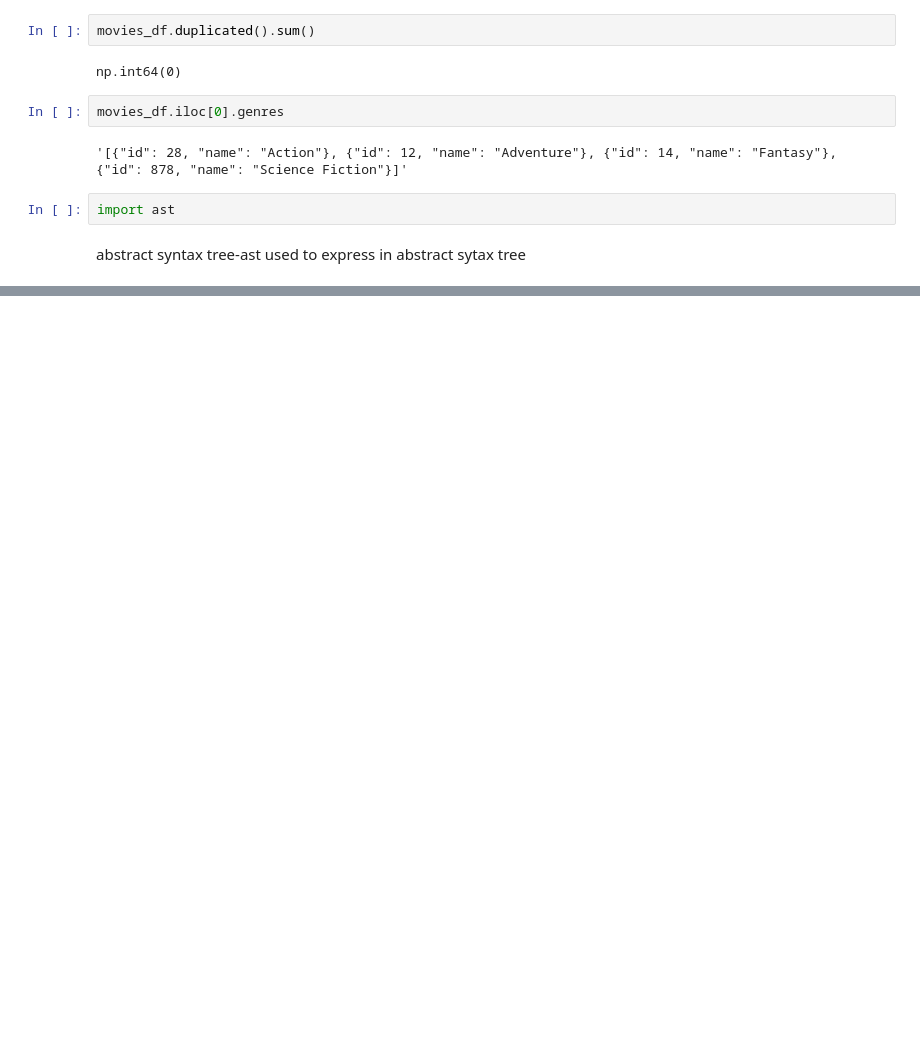
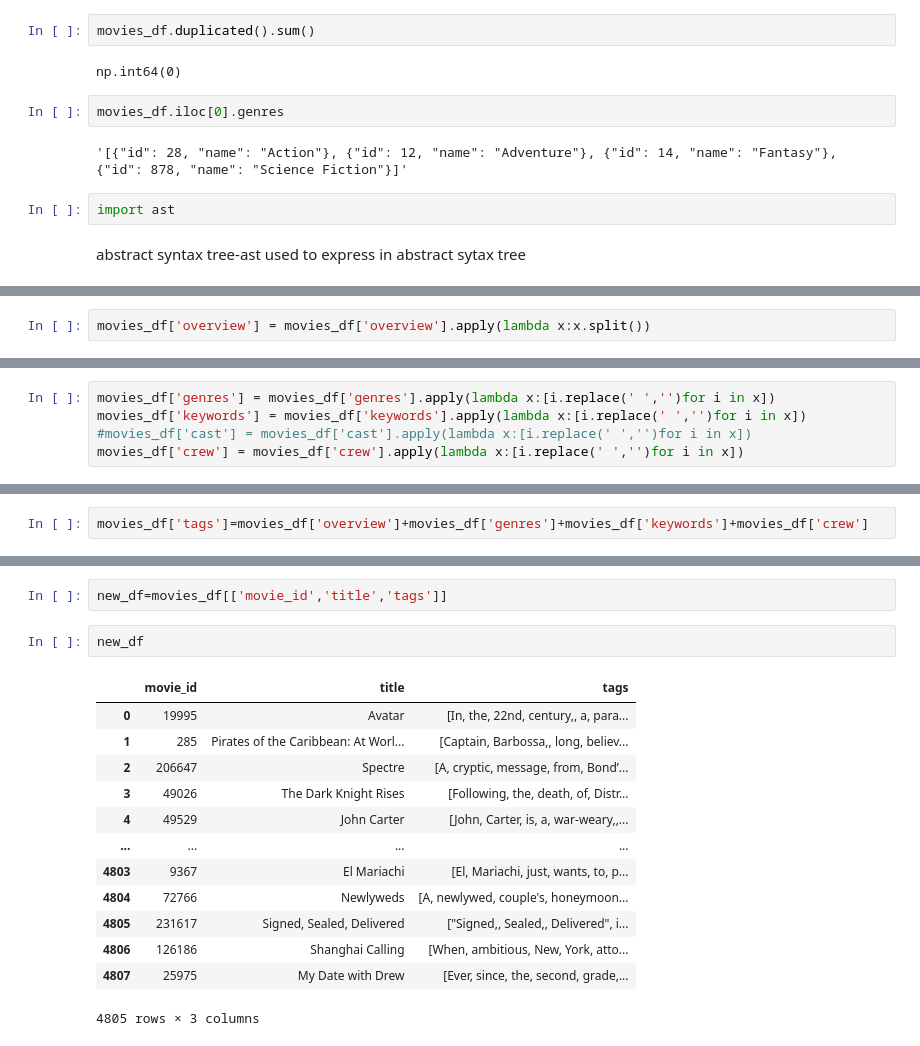
Before and after one commit to bhartiansh/python_projects, a Jupyter notebook: movie recomendation system/Movie.ipynb, the cells around one changed output, grey strips where cells are left out. Drawn from its saved outputs; the diff is of its cells as text; blank space fills up the shorter version.

```diff
--- a/movie recomendation system/Movie.ipynb
+++ b/movie recomendation system/Movie.ipynb
@@ -150,0 +172,2 @@ ValueError: malformed node or string: ['Action', 'Adventure', 'Fantasy', 'Scienc
+# %%
+movies_df['overview'] = movies_df['overview'].apply(lambda x:x.split())
@@ -150,0 +190,5 @@ ValueError: malformed node or string: ['Action', 'Adventure', 'Fantasy', 'Scienc
+# %%
+movies_df['genres'] = movies_df['genres'].apply(lambda x:[i.replace(' ','')for i in x])
+movies_df['keywords'] = movies_df['keywords'].apply(lambda x:[i.replace(' ','')for i in x])
+#movies_df['cast'] = movies_df['cast'].apply(lambda x:[i.replace(' ','')for i in x])
+movies_df['crew'] = movies_df['crew'].apply(lambda x:[i.replace(' ','')for i in x])
@@ -150,0 +213,2 @@ ValueError: malformed node or string: ['Action', 'Adventure', 'Fantasy', 'Scienc
+# %%
+movies_df['tags']=movies_df['overview']+movies_df['genres']+movies_df['keywords']+movies_df['crew']
@@ -150,0 +235,18 @@ ValueError: malformed node or string: ['Action', 'Adventure', 'Fantasy', 'Scienc
+# %%
+new_df=movies_df[['movie_id','title','tags']]
+# %%
+new_df
+# %% [output]
+|  | movie_id | title | tags |
+| 0 | 19995 | Avatar | [In, the, 22nd, century,, a, para... |
+| 1 | 285 | Pirates of the Caribbean: At Worl... | [Captain, Barbossa,, long, believ... |
+| 2 | 206647 | Spectre | [A, cryptic, message, from, Bond’... |
+| 3 | 49026 | The Dark Knight Rises | [Following, the, death, of, Distr... |
+| 4 | 49529 | John Carter | [John, Carter, is, a, war-weary,,... |
+| ... | ... | ... | ... |
+| 4803 | 9367 | El Mariachi | [El, Mariachi, just, wants, to, p... |
+| 4804 | 72766 | Newlyweds | [A, newlywed, couple's, honeymoon... |
+| 4805 | 231617 | Signed, Sealed, Delivered | ["Signed,, Sealed,, Delivered", i... |
+| 4806 | 126186 | Shanghai Calling | [When, ambitious, New, York, atto... |
+| 4807 | 25975 | My Date with Drew | [Ever, since, the, second, grade,... |
+4805 rows × 3 columns
```
Also changed, not shown: parts of 33 cells of this notebook.
